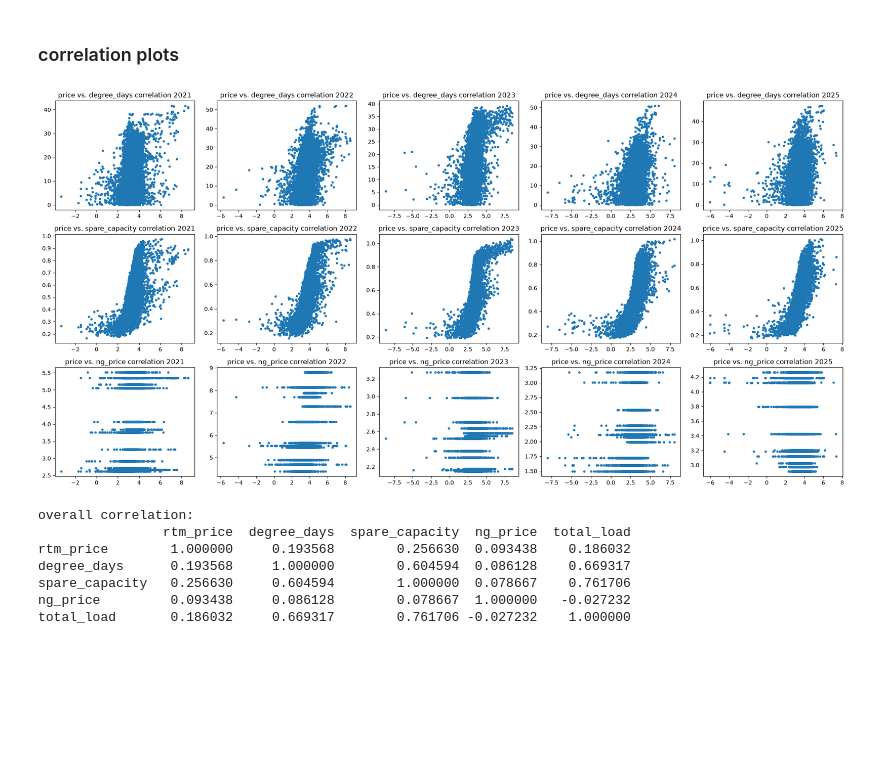
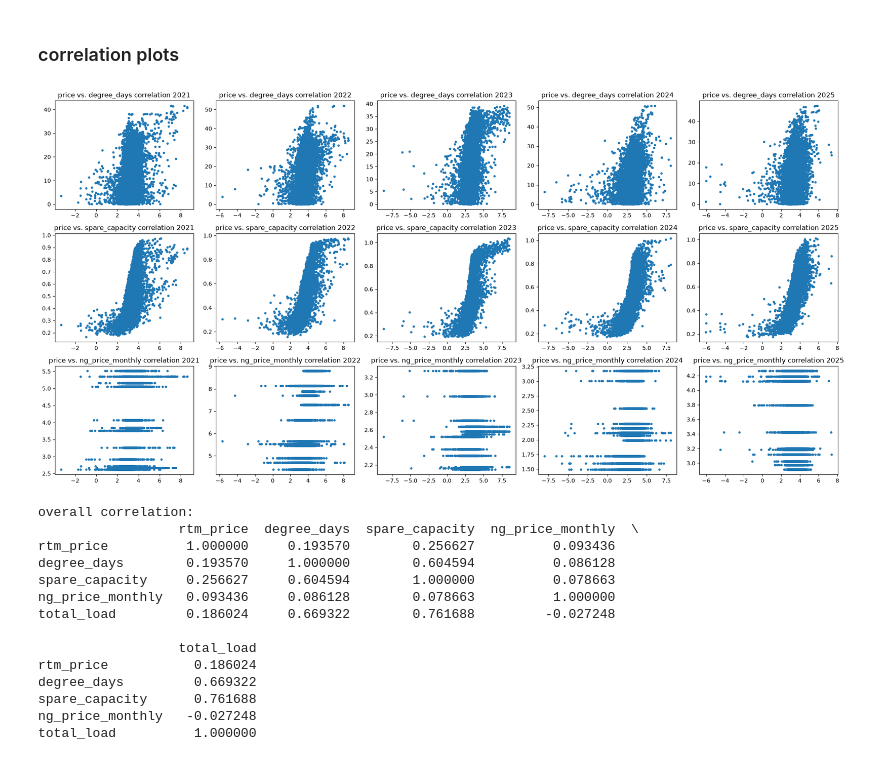
Before and after one commit to zyliaz/Energy-Price-Risk-Model, a Jupyter notebook: 03_notebooks/03_model/01_regression_data.ipynb, the cells around one changed output. Drawn from its saved outputs; the diff is of its cells as text; code cells hidden in the pictures; blank space fills up the shorter version.

```diff
--- a/03_notebooks/03_model/01_regression_data.ipynb
+++ b/03_notebooks/03_model/01_regression_data.ipynb
@@ -67,7 +67,7 @@ df = con.execute("""
          ,renewable_gen
          ,total_load
          ,non_re_capacity
-         ,henry_hub AS ng_price
+         ,henry_hub AS ng_price_monthly
          ,tx_temp
          ,peak_hour
 
@@ -96,8 +96,12 @@ df = con.execute("""
          ,total_load
          ,total_load / MAX(total_load) OVER (PARTITION BY year) AS perc_load
          ,(total_load - renewable_gen)/non_re_capacity AS spare_capacity
-         ,ng_price
+         ,ng_price_monthly
          ,ABS(tx_temp - 65) AS degree_days
+         ,(CASE WHEN (tx_temp - 65) > 0 THEN TRUE
+               WHEN (tx_temp - 65) < 0 THEN FALSE
+               ELSE NULL END)
+               as heating_dd
    FROM Merged
    ORDER BY datetime;
 """).fetchdf()
@@ -120,5 +124,6 @@ df
 # %%
-df.head(24)
+df = df.dropna()
+df
 # %% [output]
 |  | datetime | year | time_of_day | peak_hour | season | rtm_price | total_load | perc_load | spare_capacity | ... |
 | 0 | 2021-01-01 01:00:00 | 2021 | 1 | False | winter | 18.173500 | 43713.80 | 0.594948 | 0.447794 | ... |
@@ -165,0 +141,4 @@ df2
+# %%
+# add capacity threshold
+df['cap_threshold'] = df['spare_capacity'] > 0.9
+df.head()
@@ -196,33 +184,39 @@ df.to_csv(OUT_DIR / 'raw_model_dataset.csv', index=False)
 # %%
 fig, axes = plt.subplots(3, 5, figsize=(20, 10))
 
 years = [2021, 2022, 2023, 2024, 2025]
-columns = ['degree_days', 'spare_capacity', 'ng_price']
+columns = ['degree_days', 'spare_capacity', 'ng_price_monthly']
 
 for j, year in enumerate(years):
     df_year = df[df['year'] == year]
     for i, col in enumerate(columns):
         axes[i,j].scatter(np.log(df_year['rtm_price']), df_year[col], s=10)
         axes[i,j].set_title(f'price vs. {col} correlation {year}')
-
 plt.tight_layout()
 plt.show()
 # %% [output]
-[figure, old version]
+[figure, new version]
 # %%
 print('overall correlation:')
 # without uri
-df_cor = df.filter(['rtm_price', 'degree_days', 'spare_capacity', 'ng_price', 'total_load'])
+df_cor = df.filter(['rtm_price', 'degree_days', 'spare_capacity', 'ng_price_monthly', 'total_load'])
 corr_matrix = df_cor.corr(method='pearson')
 print(corr_matrix)
 # %% [output]
 overall correlation:
-                rtm_price  degree_days  spare_capacity  ng_price  total_load
-rtm_price        1.000000     0.193568        0.256630  0.093438    0.186032
-degree_days      0.193568     1.000000        0.604594  0.086128    0.669317
-spare_capacity   0.256630     0.604594        1.000000  0.078667    0.761706
-ng_price         0.093438     0.086128        0.078667  1.000000   -0.027232
-total_load       0.186032     0.669317        0.761706 -0.027232    1.000000
+                  rtm_price  degree_days  spare_capacity  ng_price_monthly  \
+rtm_price          1.000000     0.193570        0.256627          0.093436
+degree_days        0.193570     1.000000        0.604594          0.086128
+spare_capacity     0.256627     0.604594        1.000000          0.078663
+ng_price_monthly   0.093436     0.086128        0.078663          1.000000
+total_load         0.186024     0.669322        0.761688         -0.027248
+
+                  total_load
+rtm_price           0.186024
+degree_days         0.669322
+spare_capacity      0.761688
+ng_price_monthly   -0.027248
+total_load          1.000000
 # %%
 import seaborn as sns
 sns.heatmap(corr_matrix, annot=True, cmap='crest')
```
Also changed, not shown: parts of 7 cells of this notebook, 8 other files.
